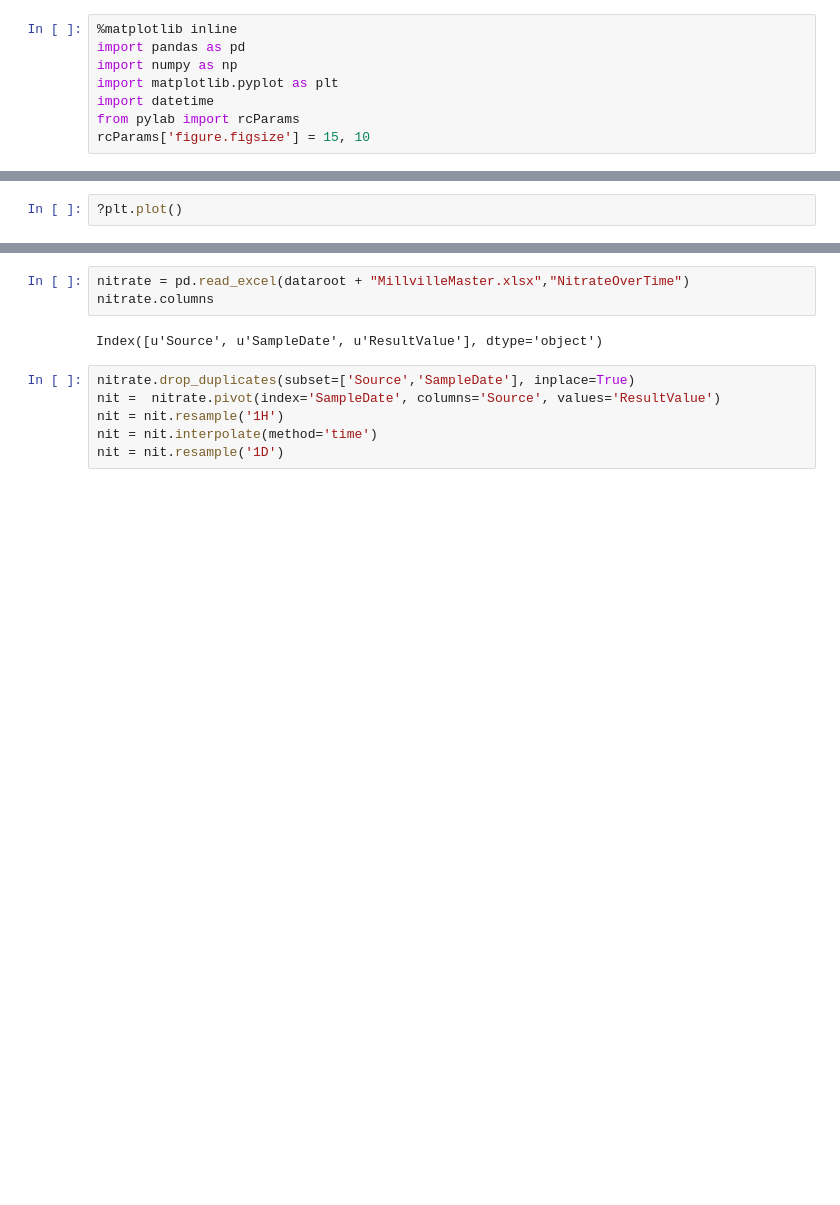
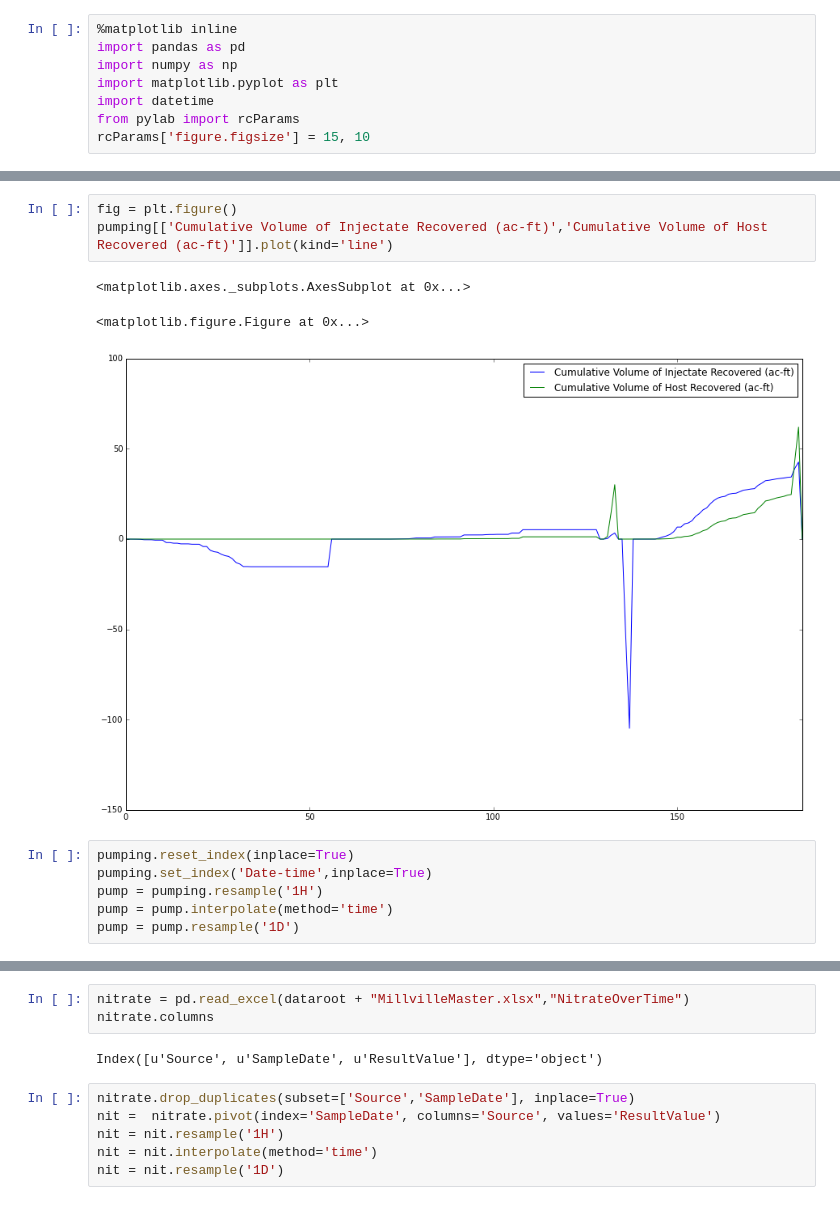
Before and after one commit to inkenbrandt/UMAR, a Jupyter notebook: Graphs.ipynb, the cells around one changed output, grey strips where cells are left out. Cells and saved outputs as stored; diff of their text form; blank space fills up the shorter version.

```diff
--- a/Graphs.ipynb
+++ b/Graphs.ipynb
@@ -28,3 +31,14 @@ Index([                            u'Date-time',
       dtype='object')
-# %%
-?plt.plot()
+# %%
+fig = plt.figure()
+pumping[['Cumulative Volume of Injectate Recovered (ac-ft)','Cumulative Volume of Host Recovered (ac-ft)']].plot(kind='line')
+# %% [output]
+<matplotlib.axes._subplots.AxesSubplot at 0x...>
+<matplotlib.figure.Figure at 0x...>
+[figure, added]
+# %%
+pumping.reset_index(inplace=True)
+pumping.set_index('Date-time',inplace=True)
+pump = pumping.resample('1H')
+pump = pump.interpolate(method='time')
+pump = pump.resample('1D')
```
Also changed, not shown: parts of 19 cells of this notebook, 4 other files.
